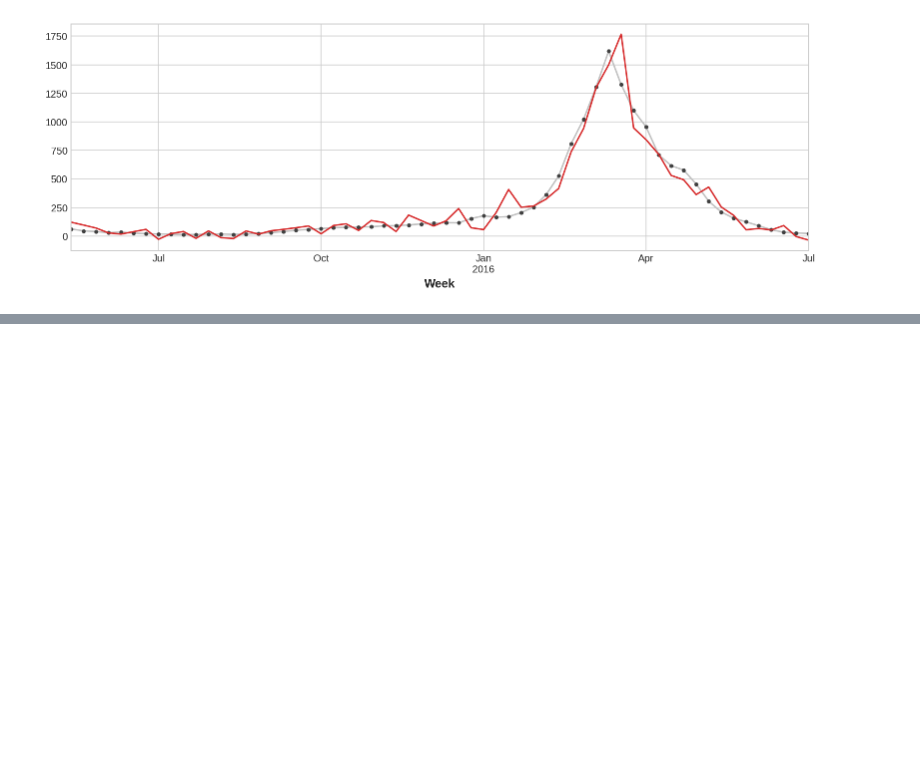
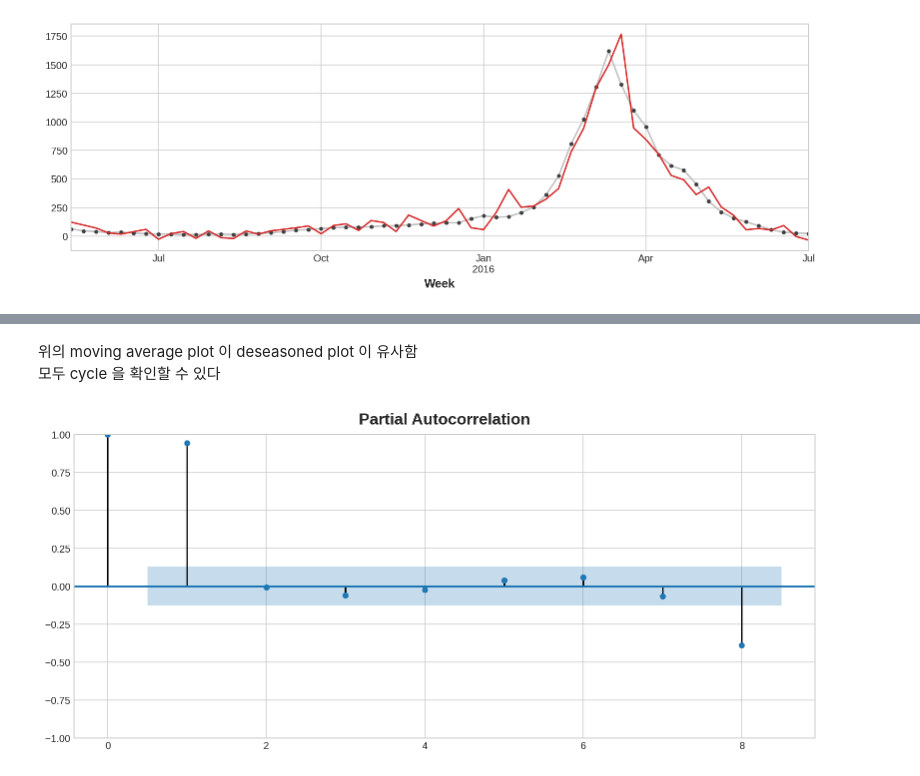
Before and after one commit to nahyeon-an/python, a Jupyter notebook: ML/time-series/TimeSeriesFeatures.ipynb, the cells around one changed output, grey strips where cells are left out. Drawn from its saved outputs; the diff is of its cells as text; code cells hidden in the pictures; blank space fills up the shorter version.

```diff
--- a/ML/time-series/TimeSeriesFeatures.ipynb
+++ b/ML/time-series/TimeSeriesFeatures.ipynb
@@ -281,0 +445,7 @@ _ = y_fore.plot(ax=ax, color='C3')
+# %% [markdown]
+위의 moving average plot 이 deseasoned plot 이 유사함
+모두 cycle 을 확인할 수 있다
+# %%
+_ = plot_pacf(y_deseason, lags=8)
+# %% [output]
+[figure, added]
```
Also changed, not shown: parts of 45 cells of this notebook.
